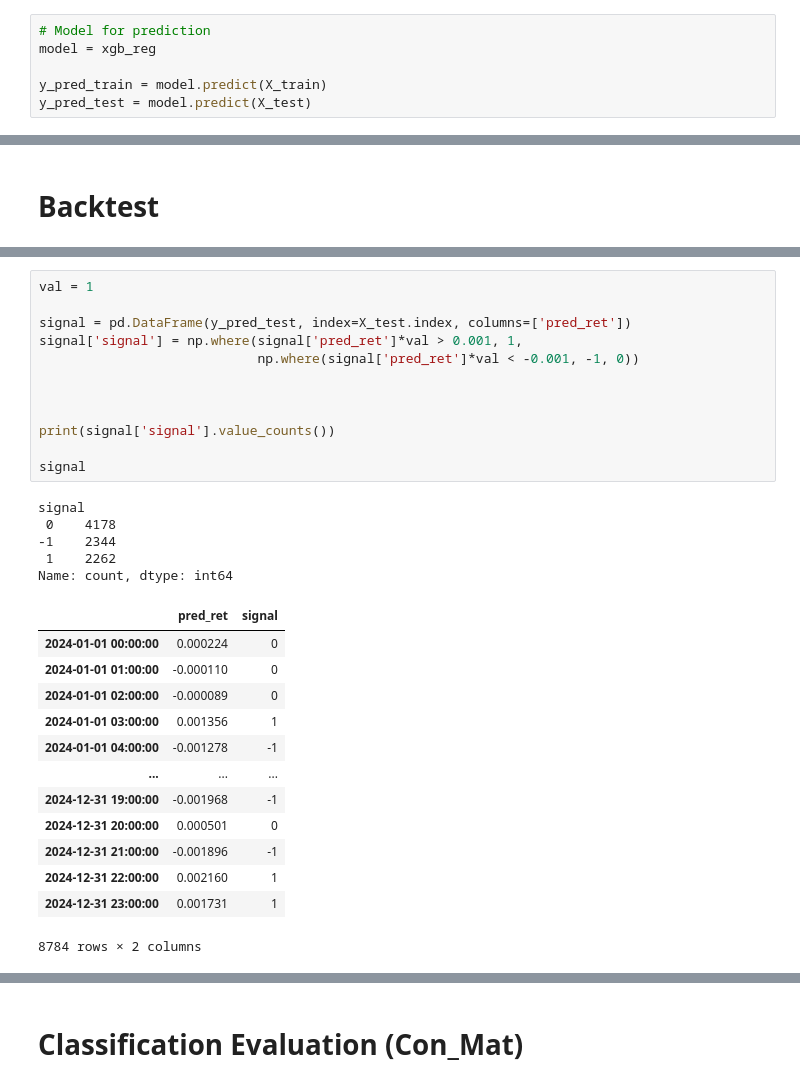
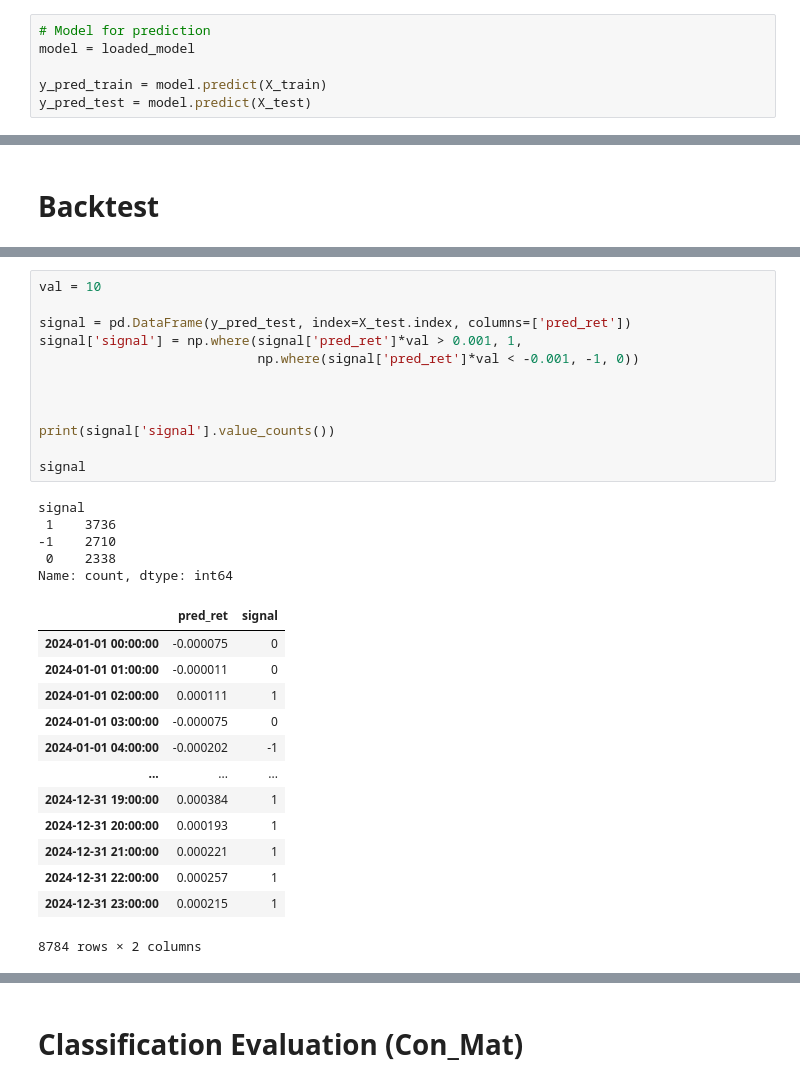
Before and after one commit to alvinku0/Bitcoin-Systematic-Strategies, a Jupyter notebook: modeling_backtesting/xgboost/xgboost_regressor_v1.ipynb, the cells around one changed output, grey strips where cells are left out. Cells and saved outputs as stored; diff of their text form.

```diff
--- a/modeling_backtesting/xgboost/xgboost_regressor_v1.ipynb
+++ b/modeling_backtesting/xgboost/xgboost_regressor_v1.ipynb
@@ -443,6 +355,6 @@ Simple Model best
 # %%
 # Model for prediction
-model = xgb_reg
+model = loaded_model
 
 y_pred_train = model.predict(X_train)
 y_pred_test = model.predict(X_test)
@@ -585,33 +567,33 @@ array([ 2.2372464e-04, -1.0996958e-04, -8.8926856e-05, ...,
 # %%
-val = 1
+val = 10
 
 signal = pd.DataFrame(y_pred_test, index=X_test.index, columns=['pred_ret'])
 signal['signal'] = np.where(signal['pred_ret']*val > 0.001, 1,
                             np.where(signal['pred_ret']*val < -0.001, -1, 0))
 
 
 
 print(signal['signal'].value_counts())
 
 signal
 # %% [output]
 signal
- 0    4178
--1    2344
- 1    2262
+ 1    3736
+-1    2710
+ 0    2338
 Name: count, dtype: int64
 |  | pred_ret | signal |
-| 2024-01-01 00:00:00 | 0.000224 | 0 |
-| 2024-01-01 01:00:00 | -0.000110 | 0 |
-| 2024-01-01 02:00:00 | -0.000089 | 0 |
-| 2024-01-01 03:00:00 | 0.001356 | 1 |
-| 2024-01-01 04:00:00 | -0.001278 | -1 |
+| 2024-01-01 00:00:00 | -0.000075 | 0 |
+| 2024-01-01 01:00:00 | -0.000011 | 0 |
+| 2024-01-01 02:00:00 | 0.000111 | 1 |
+| 2024-01-01 03:00:00 | -0.000075 | 0 |
+| 2024-01-01 04:00:00 | -0.000202 | -1 |
 | ... | ... | ... |
-| 2024-12-31 19:00:00 | -0.001968 | -1 |
-| 2024-12-31 20:00:00 | 0.000501 | 0 |
-| 2024-12-31 21:00:00 | -0.001896 | -1 |
-| 2024-12-31 22:00:00 | 0.002160 | 1 |
-| 2024-12-31 23:00:00 | 0.001731 | 1 |
+| 2024-12-31 19:00:00 | 0.000384 | 1 |
+| 2024-12-31 20:00:00 | 0.000193 | 1 |
+| 2024-12-31 21:00:00 | 0.000221 | 1 |
+| 2024-12-31 22:00:00 | 0.000257 | 1 |
+| 2024-12-31 23:00:00 | 0.000215 | 1 |
 8784 rows × 2 columns
 # %%
 run_backtest(signal, freq='h')
```
Also changed, not shown: parts of 20 cells of this notebook, 2 other files.
